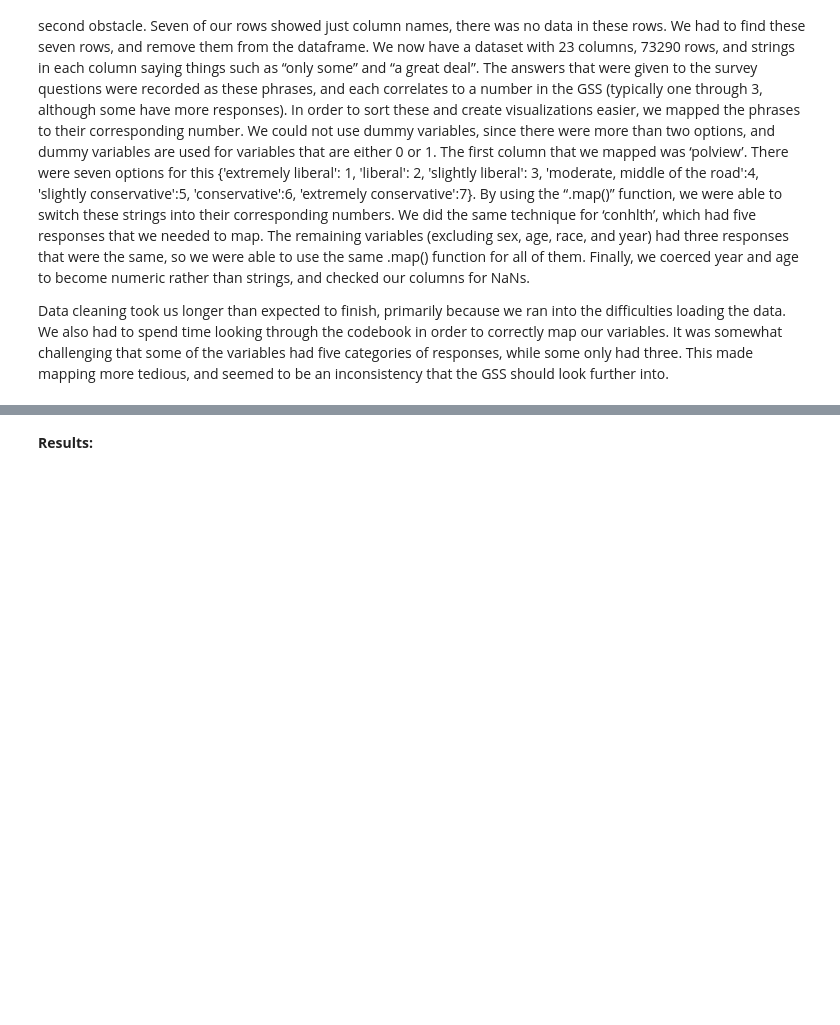
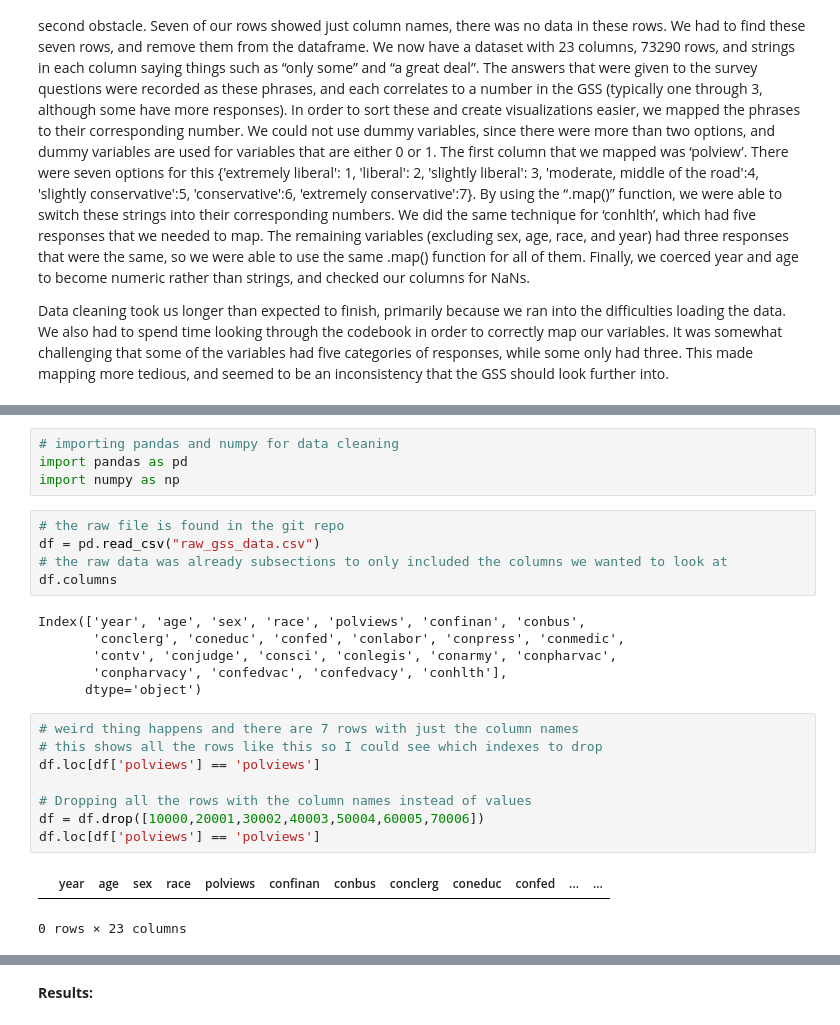
Before and after one commit to yango4014/group10, a Jupyter notebook: Visualization With Report.ipynb, the cells around one changed output, grey strips where cells are left out. Saved outputs shown, nothing was run; the diff lists cells and outputs as text; blank space fills up the shorter version.

```diff
--- a/Visualization With Report.ipynb
+++ b/Visualization With Report.ipynb
@@ -16,0 +74,26 @@ Data cleaning took us longer than expected to finish, primarily because we ran i
+# %%
+# importing pandas and numpy for data cleaning
+import pandas as pd
+import numpy as np
+# %%
+# the raw file is found in the git repo
+df = pd.read_csv("raw_gss_data.csv")
+# the raw data was already subsections to only included the columns we wanted to look at
+df.columns
+# %% [output]
+Index(['year', 'age', 'sex', 'race', 'polviews', 'confinan', 'conbus',
+       'conclerg', 'coneduc', 'confed', 'conlabor', 'conpress', 'conmedic',
+       'contv', 'conjudge', 'consci', 'conlegis', 'conarmy', 'conpharvac',
+       'conpharvacy', 'confedvac', 'confedvacy', 'conhlth'],
+      dtype='object')
+# %%
+# weird thing happens and there are 7 rows with just the column names
+# this shows all the rows like this so I could see which indexes to drop
+df.loc[df['polviews'] == 'polviews']
+
+# Dropping all the rows with the column names instead of values
+df = df.drop([10000,20001,30002,40003,50004,60005,70006])
+df.loc[df['polviews'] == 'polviews']
+# %% [output]
+|  | year | age | sex | race | polviews | confinan | conbus | conclerg | coneduc | confed | ... | ... |
+0 rows × 23 columns
```
Also changed, not shown: parts of 12 cells of this notebook.
